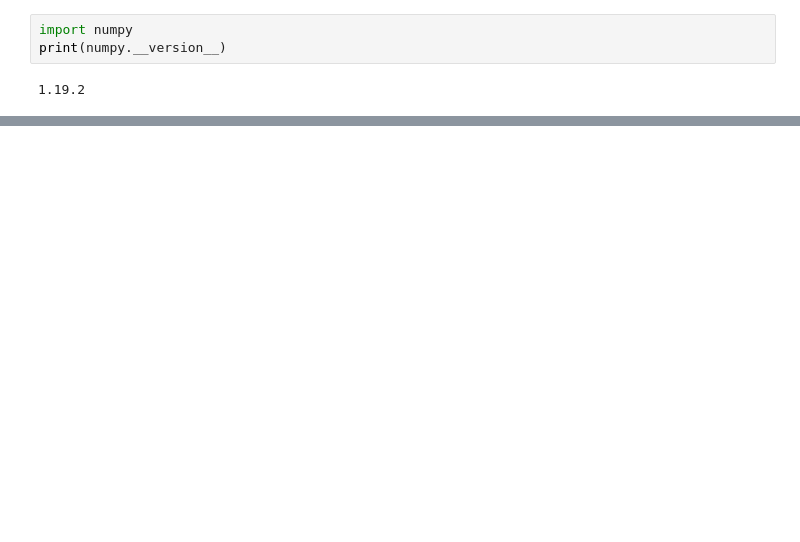
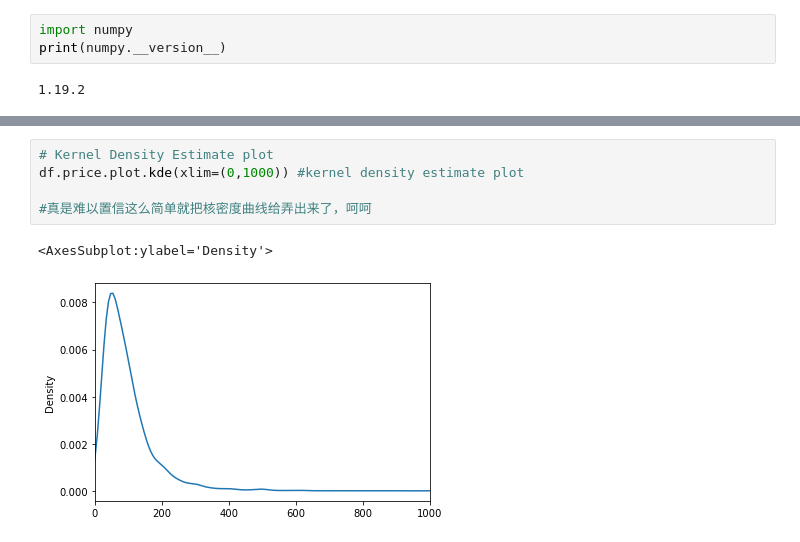
Before and after one commit to Jiawei997/i2p, a Jupyter notebook: pra_5.ipynb, the cells around one changed output, grey strips where cells are left out. Cells and saved outputs as stored; diff of their text form; blank space fills up the shorter version.

```diff
--- a/pra_5.ipynb
+++ b/pra_5.ipynb
@@ -535,0 +603,8 @@ df.z.describe()
+# %%
+# Kernel Density Estimate plot
+df.price.plot.kde(xlim=(0,1000)) #kernel density estimate plot
+
+#真是难以置信这么简单就把核密度曲线给弄出来了，呵呵
+# %% [output]
+<AxesSubplot:ylabel='Density'>
+[figure, added]
```
Also changed, not shown: parts of 15 cells of this notebook.
